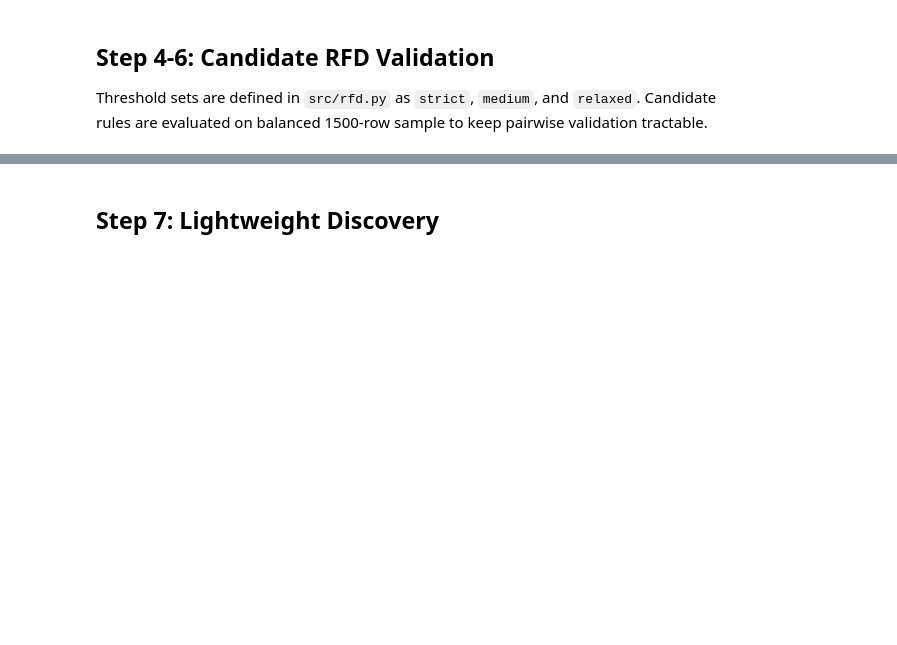
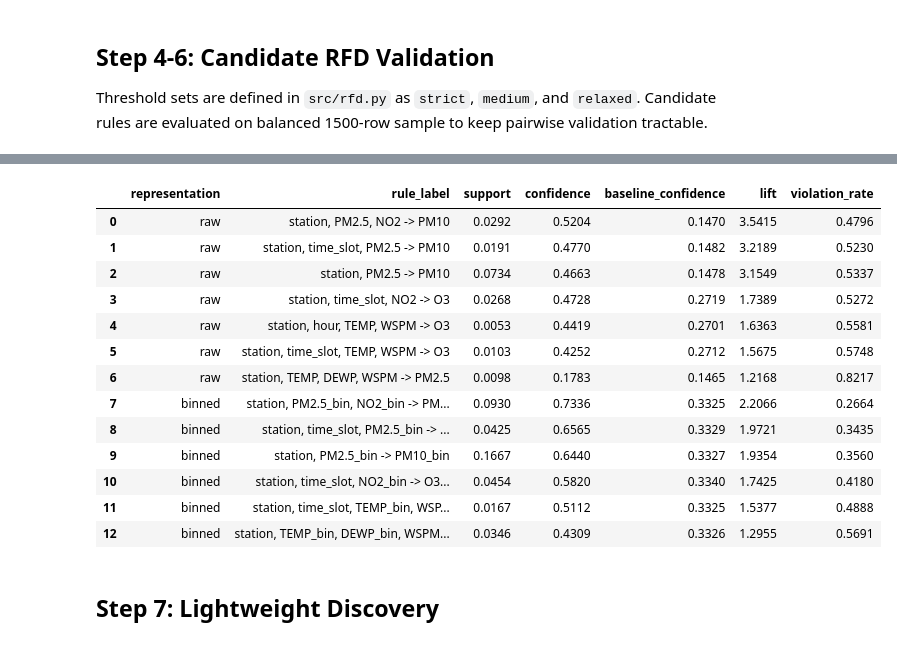
Before and after one commit to matthew-2000/rfd-urban-digital-twin, a Jupyter notebook: notebooks/01_rfd_udt_analysis.ipynb, the cells around one changed output, grey strips where cells are left out. Drawn from its saved outputs; the diff is of its cells as text; code cells hidden in the pictures; blank space fills up the shorter version.

```diff
--- a/notebooks/01_rfd_udt_analysis.ipynb
+++ b/notebooks/01_rfd_udt_analysis.ipynb
@@ -233,3 +240,33 @@ display(candidate_table)
+# %%
+candidate_metrics_df = run_candidate_metrics(
+    sample_df,
+    RESULTS_DIR / 'rfd_candidate_metrics.csv',
+    FIGURES_DIR / 'rfd_lift_vs_baseline.png',
+)
+
+metrics_table = candidate_metrics_df.loc[:, [
+    'representation', 'rule_label', 'support', 'confidence',
+    'baseline_confidence', 'lift', 'violation_rate'
+]].copy()
+for column in ['support', 'confidence', 'baseline_confidence', 'lift', 'violation_rate']:
+    metrics_table[column] = metrics_table[column].round(4)
+
+display(metrics_table)
+# %% [output]
+|  | representation | rule_label | support | confidence | baseline_confidence | lift | violation_rate |
+| 0 | raw | station, PM2.5, NO2 -> PM10 | 0.0292 | 0.5204 | 0.1470 | 3.5415 | 0.4796 |
+| 1 | raw | station, time_slot, PM2.5 -> PM10 | 0.0191 | 0.4770 | 0.1482 | 3.2189 | 0.5230 |
+| 2 | raw | station, PM2.5 -> PM10 | 0.0734 | 0.4663 | 0.1478 | 3.1549 | 0.5337 |
+| 3 | raw | station, time_slot, NO2 -> O3 | 0.0268 | 0.4728 | 0.2719 | 1.7389 | 0.5272 |
+| 4 | raw | station, hour, TEMP, WSPM -> O3 | 0.0053 | 0.4419 | 0.2701 | 1.6363 | 0.5581 |
+| 5 | raw | station, time_slot, TEMP, WSPM -> O3 | 0.0103 | 0.4252 | 0.2712 | 1.5675 | 0.5748 |
+| 6 | raw | station, TEMP, DEWP, WSPM -> PM2.5 | 0.0098 | 0.1783 | 0.1465 | 1.2168 | 0.8217 |
+| 7 | binned | station, PM2.5_bin, NO2_bin -> PM... | 0.0930 | 0.7336 | 0.3325 | 2.2066 | 0.2664 |
+| 8 | binned | station, time_slot, PM2.5_bin -> ... | 0.0425 | 0.6565 | 0.3329 | 1.9721 | 0.3435 |
+| 9 | binned | station, PM2.5_bin -> PM10_bin | 0.1667 | 0.6440 | 0.3327 | 1.9354 | 0.3560 |
+| 10 | binned | station, time_slot, NO2_bin -> O3... | 0.0454 | 0.5820 | 0.3340 | 1.7425 | 0.4180 |
+| 11 | binned | station, time_slot, TEMP_bin, WSP... | 0.0167 | 0.5112 | 0.3325 | 1.5377 | 0.4888 |
+| 12 | binned | station, TEMP_bin, DEWP_bin, WSPM... | 0.0346 | 0.4309 | 0.3326 | 1.2955 | 0.5691 |
 # %% [markdown]
 ## Step 7: Lightweight Discovery
 # %%
```
Also changed, not shown: parts of 5 cells of this notebook, 23 other files.
